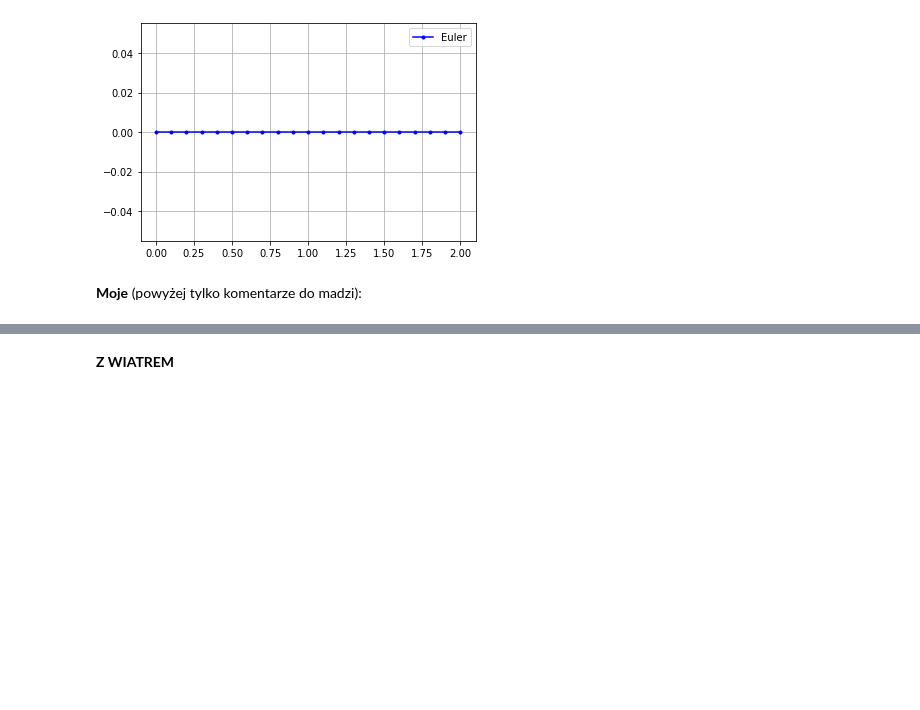
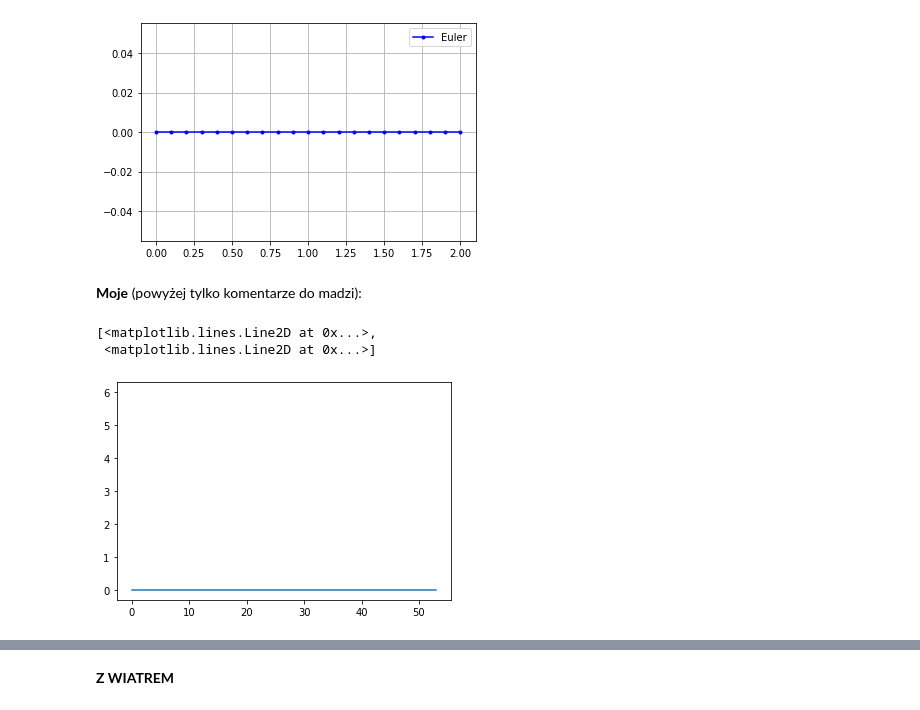
Before and after one commit to maggszy/rownania_rozniczkowe, a Jupyter notebook: rownaniarozniczkowe-wer.ipynb, the cells around one changed output, grey strips where cells are left out. Cells and saved outputs as stored; diff of their text form; code cells hidden in the pictures; blank space fills up the shorter version.

```diff
--- a/rownaniarozniczkowe-wer.ipynb
+++ b/rownaniarozniczkowe-wer.ipynb
@@ -150,10 +152,14 @@ plt.show()
 # %% [markdown]
 **Moje** (powyżej tylko komentarze do madzi):
 # %%
-f = x_prime2(v,b)
-h= y_prime2(v,b)
+f = x_prime_fun(v,b)
+h= y_prime_fun(v,b)
 
 plt.plot(odeEuler(f,y0,t), odeEuler(h,y0,t), 0, 6)
+# %% [output]
+[<matplotlib.lines.Line2D at 0x...>,
+ <matplotlib.lines.Line2D at 0x...>]
+[figure, added]
 # %%
 def v_x(v,b): #pochodna x
     v_x= lambda y,t: dxdb/np.cos(b) #działa ale to t tak z dupy
```
Also changed, not shown: parts of 13 cells of this notebook, 1 other file.
